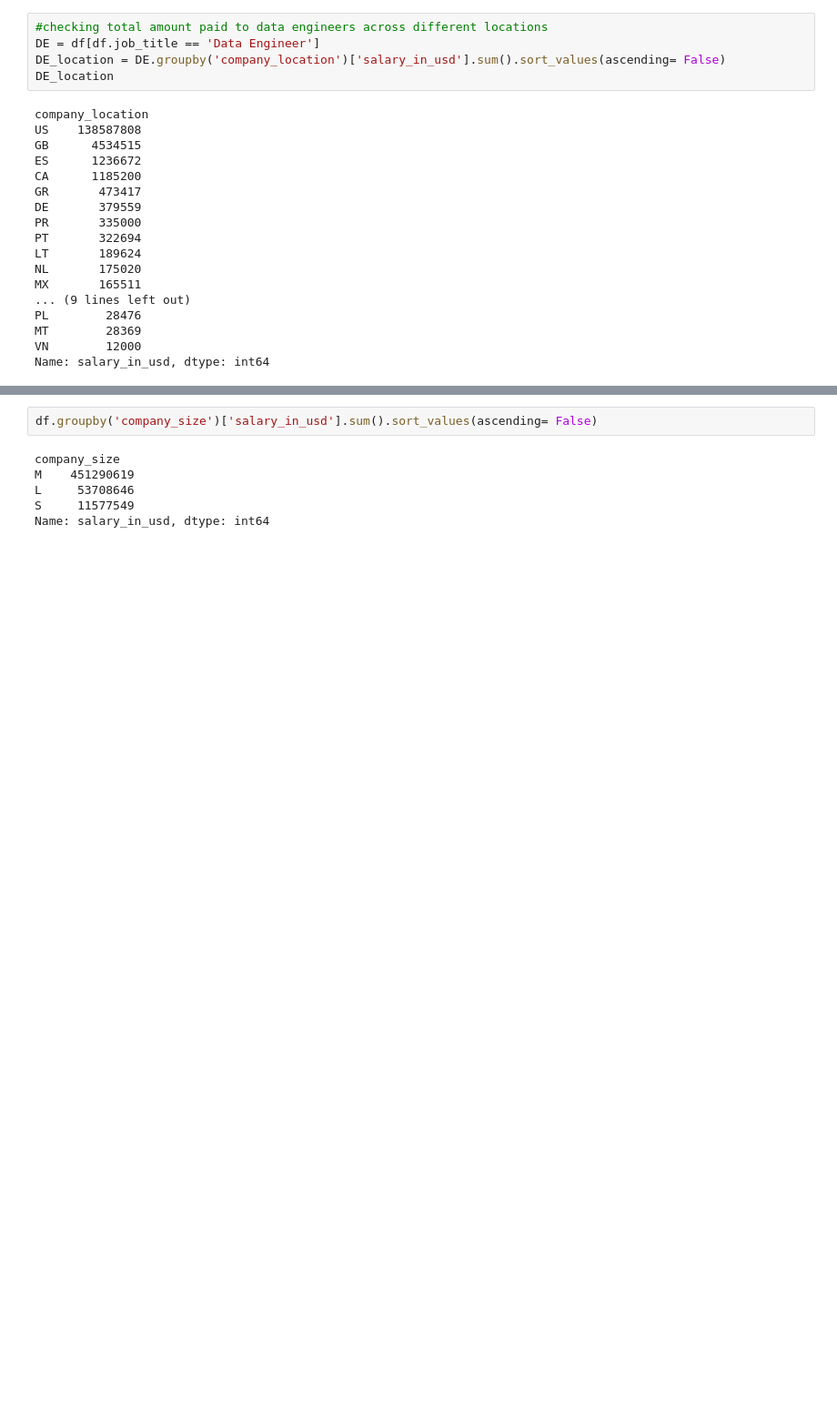
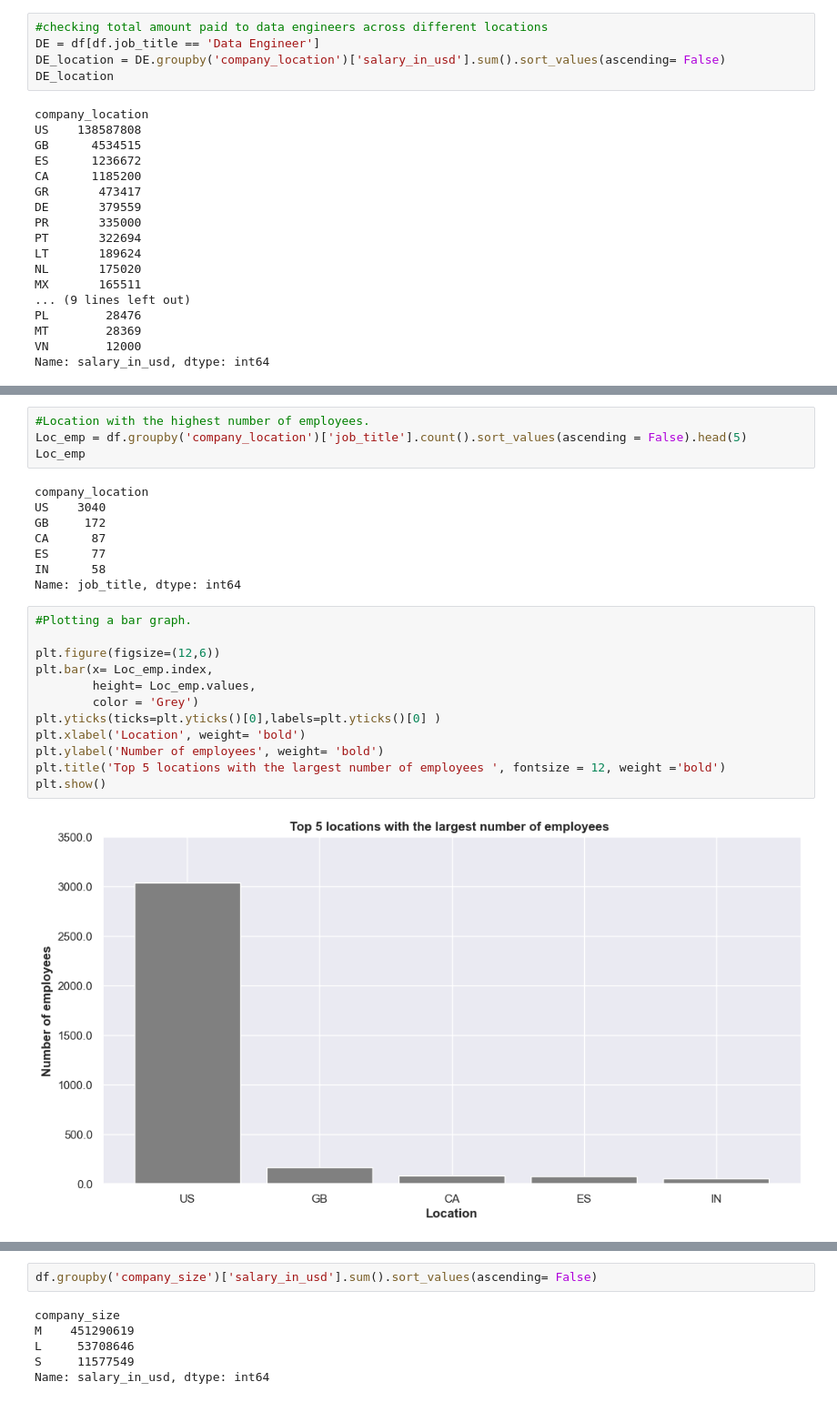
Before and after one commit to captin01/Data_Analysis, a Jupyter notebook: Data_salaries/Ds_salaries.ipynb, the cells around one changed output, grey strips where cells are left out. Shown at 91% size. Saved outputs shown, nothing was run; the diff lists cells and outputs as text; blank space fills up the shorter version.

```diff
--- a/Data_salaries/Ds_salaries.ipynb
+++ b/Data_salaries/Ds_salaries.ipynb
@@ -168,0 +236,26 @@ Name: salary_in_usd, dtype: int64
+# %%
+#Location with the highest number of employees.
+Loc_emp = df.groupby('company_location')['job_title'].count().sort_values(ascending = False).head(5)
+Loc_emp
+# %% [output]
+company_location
+US    3040
+GB     172
+CA      87
+ES      77
+IN      58
+Name: job_title, dtype: int64
+# %%
+#Plotting a bar graph.
+
+plt.figure(figsize=(12,6))
+plt.bar(x= Loc_emp.index,
+        height= Loc_emp.values,
+        color = 'Grey')
+plt.yticks(ticks=plt.yticks()[0],labels=plt.yticks()[0] )
+plt.xlabel('Location', weight= 'bold')
+plt.ylabel('Number of employees', weight= 'bold')
+plt.title('Top 5 locations with the largest number of employees ', fontsize = 12, weight ='bold')
+plt.show()
+# %% [output]
+[figure, added]
```
Also changed, not shown: parts of 21 cells of this notebook.
